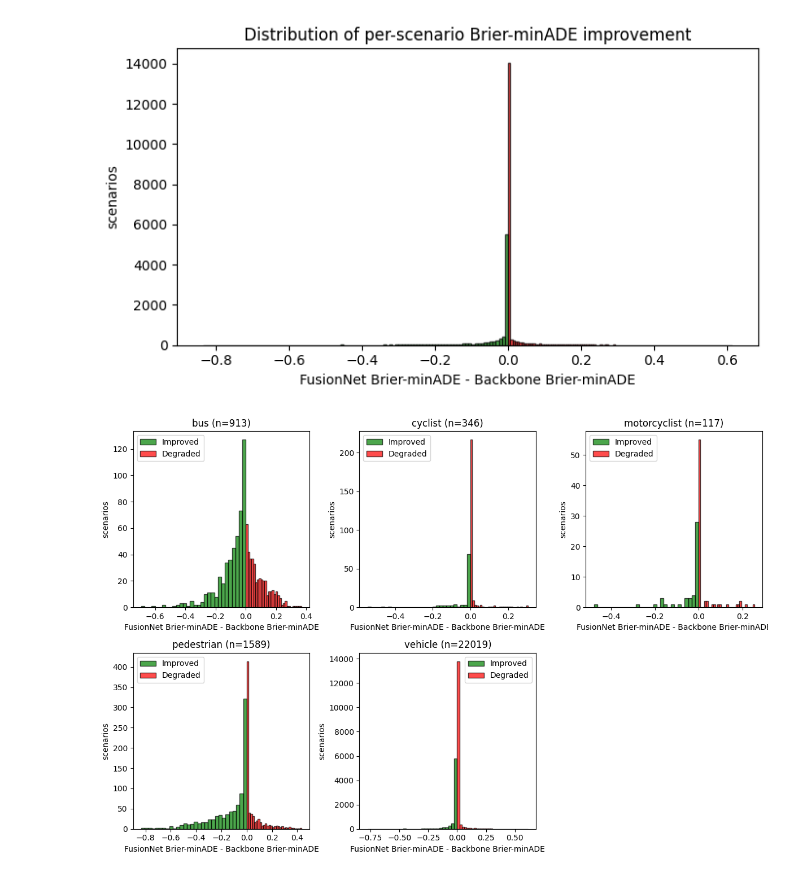
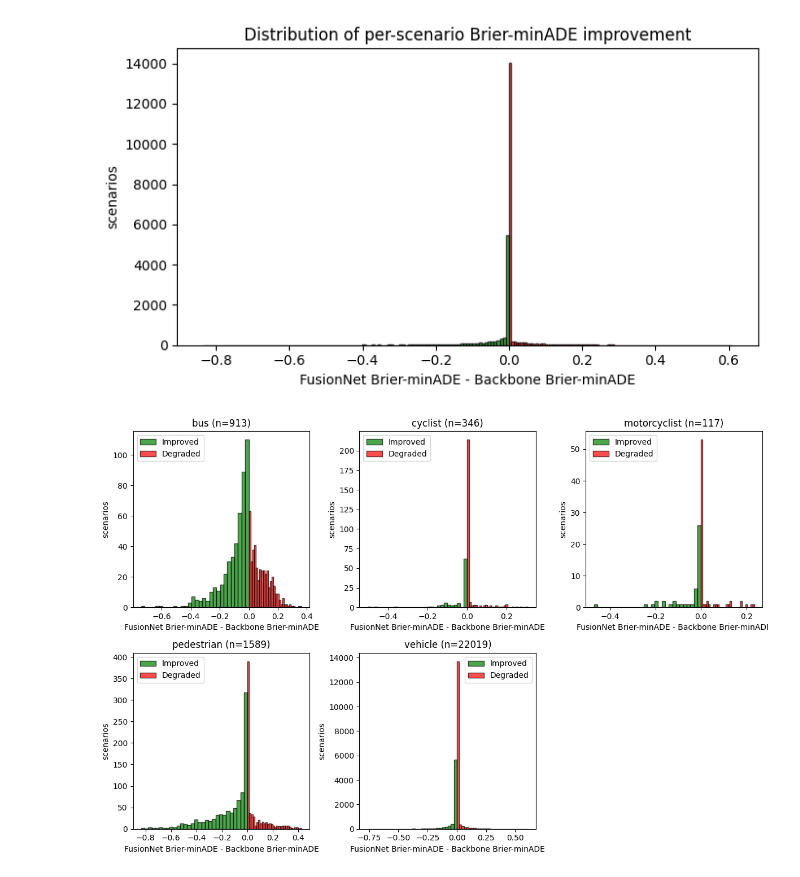
Before and after one commit to simon-kohaut/TraCS, a Jupyter notebook: examples/tracs_train.ipynb, the cells around one changed output. Cells and saved outputs as stored; diff of their text form; code cells hidden in the pictures.

```diff
--- a/examples/tracs_train.ipynb
+++ b/examples/tracs_train.ipynb
@@ -322,7 +321,7 @@ F_tr, W_tr = F[train_idx], W[train_idx]
 F_va, W_va = F[val_idx], W[val_idx]
 print(f"Train: {len(F_tr)}  Val: {len(F_va)}")
 
-n_epochs = 201
+n_epochs = 100
 model = FusionNet(F.shape[1]).to(device)
 optimizer = torch.optim.Adam(model.parameters(), lr=1e-3, weight_decay=1e-4)
 scheduler = torch.optim.lr_scheduler.CosineAnnealingLR(optimizer, T_max=n_epochs)
@@ -334,7 +333,7 @@ for epoch in range(n_epochs):
         nn.functional.mse_loss(model(F_tr[idx]), W_tr[idx]).backward()
         optimizer.step()
     scheduler.step()
-    if epoch % 20 == 0:
+    if epoch % 20 == 0 or epoch == n_epochs - 1:
         model.eval()
         with torch.no_grad():
             tr_loss = nn.functional.mse_loss(model(F_tr), W_tr).item()
@@ -453,0 +407,31 @@ Per vehicle type:
+# %%
+print(f"Backbone   Brier-minADE: {backbone_scores.mean():.4f}")
+print(f"FusionNet  Brier-minADE: {fusion_scores.mean():.4f}")
+delta = fusion_scores - backbone_scores
+print(f"Delta: {delta.mean():.4f}  ({(fusion_scores.mean() / backbone_scores.mean() - 1) * 100:.1f}%)")
+balanced_delta = 0
+for vtype in sorted(set(agent_types)):
+    mask = agent_types == vtype
+    balanced_delta += (fusion_scores[mask].mean() - backbone_scores[mask].mean())
+balanced_delta /= len(set(agent_types))
+print(f"Balanced Delta (avg of per-type deltas): {balanced_delta:.4f}")
+
+# Per-scenario improvement distribution
+print(f"\nImproved: {(delta < 0).mean()*100:.1f}%  Degraded: {(delta > 0).mean()*100:.1f}%")
+
+print("\nPer vehicle type:")
+for vtype in sorted(set(agent_types)):
+    mask = agent_types == vtype
+    b = backbone_scores[mask]
+    f = fusion_scores[mask]
+    d = f - b
+    tol = 1e-3
+    d_improved = d[d < -tol]
+    d_same = d[np.abs(d) <= tol]
+    d_degraded = d[d > tol]
+    print(f"  {vtype:14s}  n={mask.sum():5d}  Backbone={b.mean():.4f}  FusionNet={f.mean():.4f}  "
+          f"Delta={f.mean()-b.mean():+.4f} ({(f.mean()/b.mean()-1)*100:+.1f}%)  "
+          f"Improved={d_improved.size/d.size*100:.1f}%  Same={d_same.size/d.size*100:.1f}%  Degraded={d_degraded.size/d.size*100:.1f}%  "
+          f"Delta(improved)={d_improved.mean():.4f} ({d_improved.mean()/(b[d < -tol].mean())*100:.1f}%)  "
+          f"Delta(degraded)={d_degraded.mean():.4f} ({d_degraded.mean()/(b[d > tol].mean())*100:.1f}%)  "
+          f"q10={np.percentile(f, 10):.4f}  q90={np.percentile(f, 90):.4f}")
@@ -466,20 +482,20 @@ plt.show()
 # %%
 # The same plot as before but split by vehicle type
 plt.figure(figsize=(12, 8))
 for i, vtype in enumerate(sorted(set(agent_types))):
     plt.subplot(2, 3, i+1)
     mask = agent_types == vtype
     delta_v = delta[mask]
     plt.hist(delta_v[delta_v < 0], bins=30, edgecolor="black", color="green", alpha=0.7, label="Improved")
-    plt.hist(delta_v[delta_v > 0], bins=30, edgecolor="black", color="red", alpha=0.7, label="Degraded")
+    plt.hist(delta_v[delta_v >= 0], bins=30, edgecolor="black", color="red", alpha=0.7, label="Degraded")
     plt.xlabel("FusionNet Brier-minADE - Backbone Brier-minADE")
     plt.ylabel("scenarios")
     plt.title(f"{vtype} (n={mask.sum()})")
     plt.legend()
 plt.tight_layout()
 plt.show()
 # %% [output]
-[figure, old version]
+[figure, new version]
 # %%
 # Plot weight distribution of NN outputs
 plt.hist(weights, bins=100, edgecolor="black")
```
Also changed, not shown: parts of 13 cells of this notebook.
